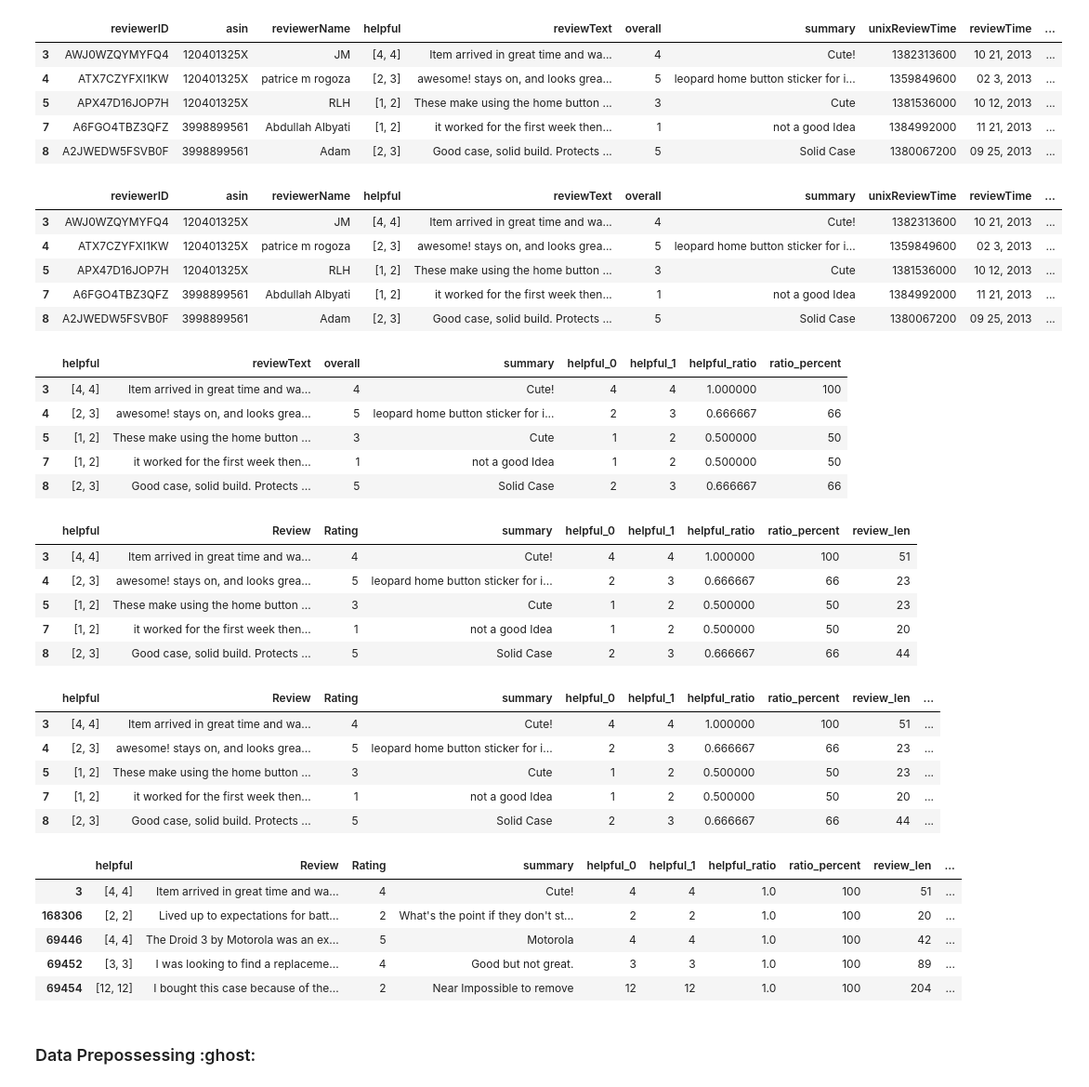
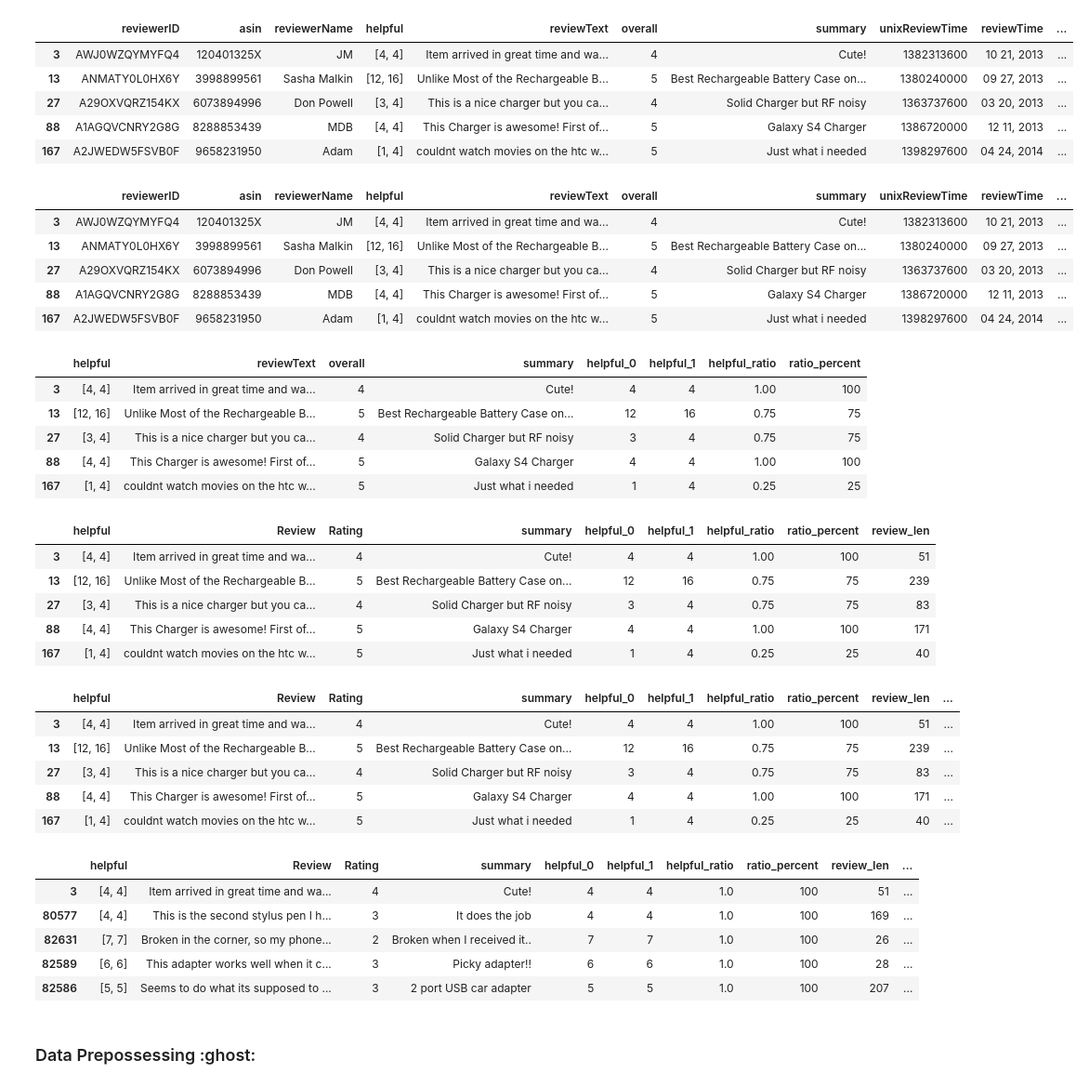
Before and after one commit to bakenq/ASAI, a Jupyter notebook: Notebooks/Sentiment_withHelpfulness.ipynb, the cells around one changed output. Shown at 93% size. Drawn from its saved outputs; the diff is of its cells as text; code cells hidden in the pictures.

```diff
--- a/Notebooks/Sentiment_withHelpfulness.ipynb
+++ b/Notebooks/Sentiment_withHelpfulness.ipynb
@@ -44,14 +65,14 @@ df['helpful_1'] = df['helpful'].apply(func=lambda x: x[1])
 # %%
 # Remove Reviews that have less than 2 helpful votes
-df = df[df['helpful_1'] >= 2]
+df = df[df['helpful_1'] >= 4]
 df.head()
 # %% [output]
 |  | reviewerID | asin | reviewerName | helpful | reviewText | overall | summary | unixReviewTime | reviewTime | ... |
 | 3 | AWJ0WZQYMYFQ4 | 120401325X | JM | [4, 4] | Item arrived in great time and wa... | 4 | Cute! | 1382313600 | 10 21, 2013 | ... |
-| 4 | ATX7CZYFXI1KW | 120401325X | patrice m rogoza | [2, 3] | awesome! stays on, and looks grea... | 5 | leopard home button sticker for i... | 1359849600 | 02 3, 2013 | ... |
-| 5 | APX47D16JOP7H | 120401325X | RLH | [1, 2] | These make using the home button ... | 3 | Cute | 1381536000 | 10 12, 2013 | ... |
-| 7 | A6FGO4TBZ3QFZ | 3998899561 | Abdullah Albyati | [1, 2] | it worked for the first week then... | 1 | not a good Idea | 1384992000 | 11 21, 2013 | ... |
-| 8 | A2JWEDW5FSVB0F | 3998899561 | Adam | [2, 3] | Good case, solid build. Protects ... | 5 | Solid Case | 1380067200 | 09 25, 2013 | ... |
+| 13 | ANMATY0L0HX6Y | 3998899561 | Sasha Malkin | [12, 16] | Unlike Most of the Rechargeable B... | 5 | Best Rechargeable Battery Case on... | 1380240000 | 09 27, 2013 | ... |
+| 27 | A29OXVQRZ154KX | 6073894996 | Don Powell | [3, 4] | This is a nice charger but you ca... | 4 | Solid Charger but RF noisy | 1363737600 | 03 20, 2013 | ... |
+| 88 | A1AGQVCNRY2G8G | 8288853439 | MDB | [4, 4] | This Charger is awesome! First of... | 5 | Galaxy S4 Charger | 1386720000 | 12 11, 2013 | ... |
+| 167 | A2JWEDW5FSVB0F | 9658231950 | Adam | [1, 4] | couldnt watch movies on the htc w... | 5 | Just what i needed | 1398297600 | 04 24, 2014 | ... |
 # %%
 df['helpful_ratio'] = df['helpful_0'] / df['helpful_1']
 # %%
@@ -60,21 +81,21 @@ df.head()
 # %% [output]
 |  | reviewerID | asin | reviewerName | helpful | reviewText | overall | summary | unixReviewTime | reviewTime | ... |
 | 3 | AWJ0WZQYMYFQ4 | 120401325X | JM | [4, 4] | Item arrived in great time and wa... | 4 | Cute! | 1382313600 | 10 21, 2013 | ... |
-| 4 | ATX7CZYFXI1KW | 120401325X | patrice m rogoza | [2, 3] | awesome! stays on, and looks grea... | 5 | leopard home button sticker for i... | 1359849600 | 02 3, 2013 | ... |
-| 5 | APX47D16JOP7H | 120401325X | RLH | [1, 2] | These make using the home button ... | 3 | Cute | 1381536000 | 10 12, 2013 | ... |
-| 7 | A6FGO4TBZ3QFZ | 3998899561 | Abdullah Albyati | [1, 2] | it worked for the first week then... | 1 | not a good Idea | 1384992000 | 11 21, 2013 | ... |
-| 8 | A2JWEDW5FSVB0F | 3998899561 | Adam | [2, 3] | Good case, solid build. Protects ... | 5 | Solid Case | 1380067200 | 09 25, 2013 | ... |
+| 13 | ANMATY0L0HX6Y | 3998899561 | Sasha Malkin | [12, 16] | Unlike Most of the Rechargeable B... | 5 | Best Rechargeable Battery Case on... | 1380240000 | 09 27, 2013 | ... |
+| 27 | A29OXVQRZ154KX | 6073894996 | Don Powell | [3, 4] | This is a nice charger but you ca... | 4 | Solid Charger but RF noisy | 1363737600 | 03 20, 2013 | ... |
+| 88 | A1AGQVCNRY2G8G | 8288853439 | MDB | [4, 4] | This Charger is awesome! First of... | 5 | Galaxy S4 Charger | 1386720000 | 12 11, 2013 | ... |
+| 167 | A2JWEDW5FSVB0F | 9658231950 | Adam | [1, 4] | couldnt watch movies on the htc w... | 5 | Just what i needed | 1398297600 | 04 24, 2014 | ... |
 # %%
 df.drop(['reviewerID', 'asin', 'reviewerName', 'unixReviewTime', 'reviewTime'], axis='columns', inplace=True)
 # %%
 df.head()
 # %% [output]
 |  | helpful | reviewText | overall | summary | helpful_0 | helpful_1 | helpful_ratio | ratio_percent |
-| 3 | [4, 4] | Item arrived in great time and wa... | 4 | Cute! | 4 | 4 | 1.000000 | 100 |
-| 4 | [2, 3] | awesome! stays on, and looks grea... | 5 | leopard home button sticker for i... | 2 | 3 | 0.666667 | 66 |
-| 5 | [1, 2] | These make using the home button ... | 3 | Cute | 1 | 2 | 0.500000 | 50 |
-| 7 | [1, 2] | it worked for the first week then... | 1 | not a good Idea | 1 | 2 | 0.500000 | 50 |
-| 8 | [2, 3] | Good case, solid build. Protects ... | 5 | Solid Case | 2 | 3 | 0.666667 | 66 |
+| 3 | [4, 4] | Item arrived in great time and wa... | 4 | Cute! | 4 | 4 | 1.00 | 100 |
+| 13 | [12, 16] | Unlike Most of the Rechargeable B... | 5 | Best Rechargeable Battery Case on... | 12 | 16 | 0.75 | 75 |
+| 27 | [3, 4] | This is a nice charger but you ca... | 4 | Solid Charger but RF noisy | 3 | 4 | 0.75 | 75 |
+| 88 | [4, 4] | This Charger is awesome! First of... | 5 | Galaxy S4 Charger | 4 | 4 | 1.00 | 100 |
+| 167 | [1, 4] | couldnt watch movies on the htc w... | 5 | Just what i needed | 1 | 4 | 0.25 | 25 |
 # %%
 df = df.rename(columns={"reviewText":"Review","overall": "Rating"})
 
@@ -82,11 +103,11 @@ df['review_len'] = [len(text.split()) for text in df.Review]
 df.head()
 # %% [output]
 |  | helpful | Review | Rating | summary | helpful_0 | helpful_1 | helpful_ratio | ratio_percent | review_len |
-| 3 | [4, 4] | Item arrived in great time and wa... | 4 | Cute! | 4 | 4 | 1.000000 | 100 | 51 |
-| 4 | [2, 3] | awesome! stays on, and looks grea... | 5 | leopard home button sticker for i... | 2 | 3 | 0.666667 | 66 | 23 |
-| 5 | [1, 2] | These make using the home button ... | 3 | Cute | 1 | 2 | 0.500000 | 50 | 23 |
-| 7 | [1, 2] | it worked for the first week then... | 1 | not a good Idea | 1 | 2 | 0.500000 | 50 | 20 |
-| 8 | [2, 3] | Good case, solid build. Protects ... | 5 | Solid Case | 2 | 3 | 0.666667 | 66 | 44 |
+| 3 | [4, 4] | Item arrived in great time and wa... | 4 | Cute! | 4 | 4 | 1.00 | 100 | 51 |
+| 13 | [12, 16] | Unlike Most of the Rechargeable B... | 5 | Best Rechargeable Battery Case on... | 12 | 16 | 0.75 | 75 | 239 |
+| 27 | [3, 4] | This is a nice charger but you ca... | 4 | Solid Charger but RF noisy | 3 | 4 | 0.75 | 75 | 83 |
+| 88 | [4, 4] | This Charger is awesome! First of... | 5 | Galaxy S4 Charger | 4 | 4 | 1.00 | 100 | 171 |
+| 167 | [1, 4] | couldnt watch movies on the htc w... | 5 | Just what i needed | 1 | 4 | 0.25 | 25 | 40 |
 # %%
 def convert_label(df) :
     if df['ratio_percent'] <= 70 :
@@ -100,11 +121,11 @@ df['IsHelpful'] = df.apply(convert_label, axis = 1)
 df.head()
 # %% [output]
 |  | helpful | Review | Rating | summary | helpful_0 | helpful_1 | helpful_ratio | ratio_percent | review_len | ... |
-| 3 | [4, 4] | Item arrived in great time and wa... | 4 | Cute! | 4 | 4 | 1.000000 | 100 | 51 | ... |
-| 4 | [2, 3] | awesome! stays on, and looks grea... | 5 | leopard home button sticker for i... | 2 | 3 | 0.666667 | 66 | 23 | ... |
-| 5 | [1, 2] | These make using the home button ... | 3 | Cute | 1 | 2 | 0.500000 | 50 | 23 | ... |
-| 7 | [1, 2] | it worked for the first week then... | 1 | not a good Idea | 1 | 2 | 0.500000 | 50 | 20 | ... |
-| 8 | [2, 3] | Good case, solid build. Protects ... | 5 | Solid Case | 2 | 3 | 0.666667 | 66 | 44 | ... |
+| 3 | [4, 4] | Item arrived in great time and wa... | 4 | Cute! | 4 | 4 | 1.00 | 100 | 51 | ... |
+| 13 | [12, 16] | Unlike Most of the Rechargeable B... | 5 | Best Rechargeable Battery Case on... | 12 | 16 | 0.75 | 75 | 239 | ... |
+| 27 | [3, 4] | This is a nice charger but you ca... | 4 | Solid Charger but RF noisy | 3 | 4 | 0.75 | 75 | 83 | ... |
+| 88 | [4, 4] | This Charger is awesome! First of... | 5 | Galaxy S4 Charger | 4 | 4 | 1.00 | 100 | 171 | ... |
+| 167 | [1, 4] | couldnt watch movies on the htc w... | 5 | Just what i needed | 1 | 4 | 0.25 | 25 | 40 | ... |
 # %%
 # Drop reviews below 10 words
 #df = df[~(df['review_len'] < 10)]
@@ -114,10 +135,10 @@ df.head()
 # %% [output]
 |  | helpful | Review | Rating | summary | helpful_0 | helpful_1 | helpful_ratio | ratio_percent | review_len | ... |
 | 3 | [4, 4] | Item arrived in great time and wa... | 4 | Cute! | 4 | 4 | 1.0 | 100 | 51 | ... |
-| 168306 | [2, 2] | Lived up to expectations for batt... | 2 | What's the point if they don't st... | 2 | 2 | 1.0 | 100 | 20 | ... |
-| 69446 | [4, 4] | The Droid 3 by Motorola was an ex... | 5 | Motorola | 4 | 4 | 1.0 | 100 | 42 | ... |
-| 69452 | [3, 3] | I was looking to find a replaceme... | 4 | Good but not great. | 3 | 3 | 1.0 | 100 | 89 | ... |
-| 69454 | [12, 12] | I bought this case because of the... | 2 | Near Impossible to remove | 12 | 12 | 1.0 | 100 | 204 | ... |
+| 80577 | [4, 4] | This is the second stylus pen I h... | 3 | It does the job | 4 | 4 | 1.0 | 100 | 169 | ... |
+| 82631 | [7, 7] | Broken in the corner, so my phone... | 2 | Broken when I received it.. | 7 | 7 | 1.0 | 100 | 26 | ... |
+| 82589 | [6, 6] | This adapter works well when it c... | 3 | Picky adapter!! | 6 | 6 | 1.0 | 100 | 28 | ... |
+| 82586 | [5, 5] | Seems to do what its supposed to ... | 3 | 2 port USB car adapter | 5 | 5 | 1.0 | 100 | 207 | ... |
 # %% [markdown]
 ### Data Prepossessing :ghost:
 # %%
```
Also changed, not shown: parts of 16 cells of this notebook, 2 other files.
